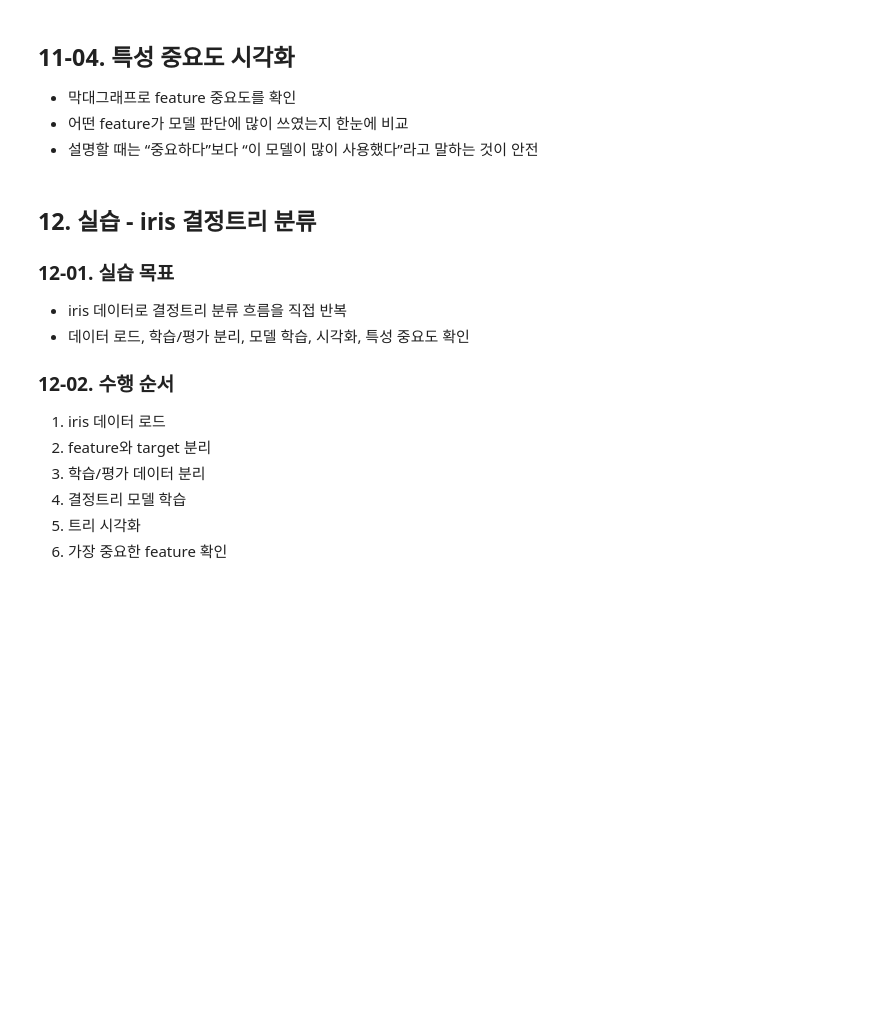
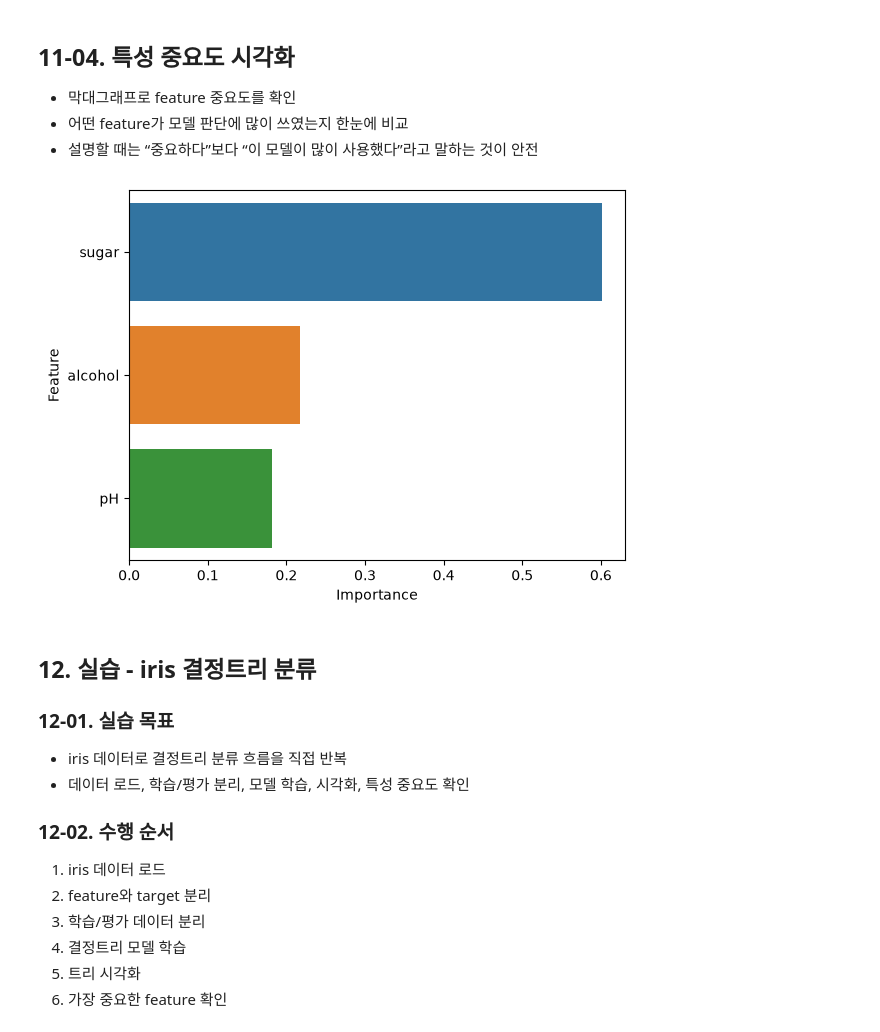
Before and after one commit to skn-family-ai-studybank/06_machine_learning, a Jupyter notebook: 04_decision_tree_svm/01_decision_tree_classifier.ipynb, the cells around one changed output. Drawn from its saved outputs; the diff is of its cells as text; code cells hidden in the pictures; blank space fills up the shorter version.

```diff
--- a/04_decision_tree_svm/01_decision_tree_classifier.ipynb
+++ b/04_decision_tree_svm/01_decision_tree_classifier.ipynb
@@ -512,3 +559,24 @@ display(depth_result_df)
 해석 포인트:
 - 적절한 값은 과적합을 줄일 수 있음.
 - 너무 큰 값은 필요한 분할까지 막아 과소적합을 만들 수 있음.
+# %%
+leaf_options = [1, 5, 10, 20]
+leaf_results = []
+
+for min_samples_leaf in leaf_options:
+    model = DecisionTreeClassifier(
+        random_state=42,
+        min_samples_leaf=min_samples_leaf
+    )
+    model.fit(X_train, y_train)
+
+    leaf_results.append({
+        'min_samples_leaf': min_samples_leaf,
+        'train_accuracy': model.score(X_train, y_train),
+        'test_accuracy': model.score(X_test, y_test),
+        'tree_depth': model.get_depth(),
+        'leaf_count': model.get_n_leaves()
+    })
+
+leaf_result_df = pd.DataFrame(leaf_results).round(4)
+display(leaf_result_df)
@@ -530,3 +604,14 @@ display(depth_result_df)
 - 컬럼명과 함께 봐야 어떤 feature가 중요한지 해석할 수 있음.
 - 여기서는 다시 기본 결정트리 모델을 학습해 특성 중요도를 확인함.
 - 중요도는 이 모델이 분기할 때 어떤 feature를 많이 사용했는지를 나타냄.
+# %%
+wine_dt_clf = DecisionTreeClassifier(random_state=42)
+wine_dt_clf.fit(X_train, y_train)
+
+
+importance_df = pd.DataFrame({
+    'feature': X.columns,
+    'importance': wine_dt_clf.feature_importances_
+}).sort_values('importance', ascending=False)
+
+display(importance_df)
@@ -536,6 +626,19 @@ display(depth_result_df)
 - 막대그래프로 feature 중요도를 확인
 - 어떤 feature가 모델 판단에 많이 쓰였는지 한눈에 비교
 - 설명할 때는 “중요하다”보다 “이 모델이 많이 사용했다”라고 말하는 것이 안전
+# %%
+sns.barplot(
+    data=importance_df,
+    x='importance',
+    y='feature',
+    hue='feature',
+    palette='tab10'
+)
+plt.xlabel('Importance')
+plt.ylabel('Feature')
+plt.show()
+# %% [output]
+[figure, added]
 # %% [markdown]
 ## 12. 실습 - iris 결정트리 분류
 
```
Also changed, not shown: parts of 10 cells of this notebook, 2 other files.
